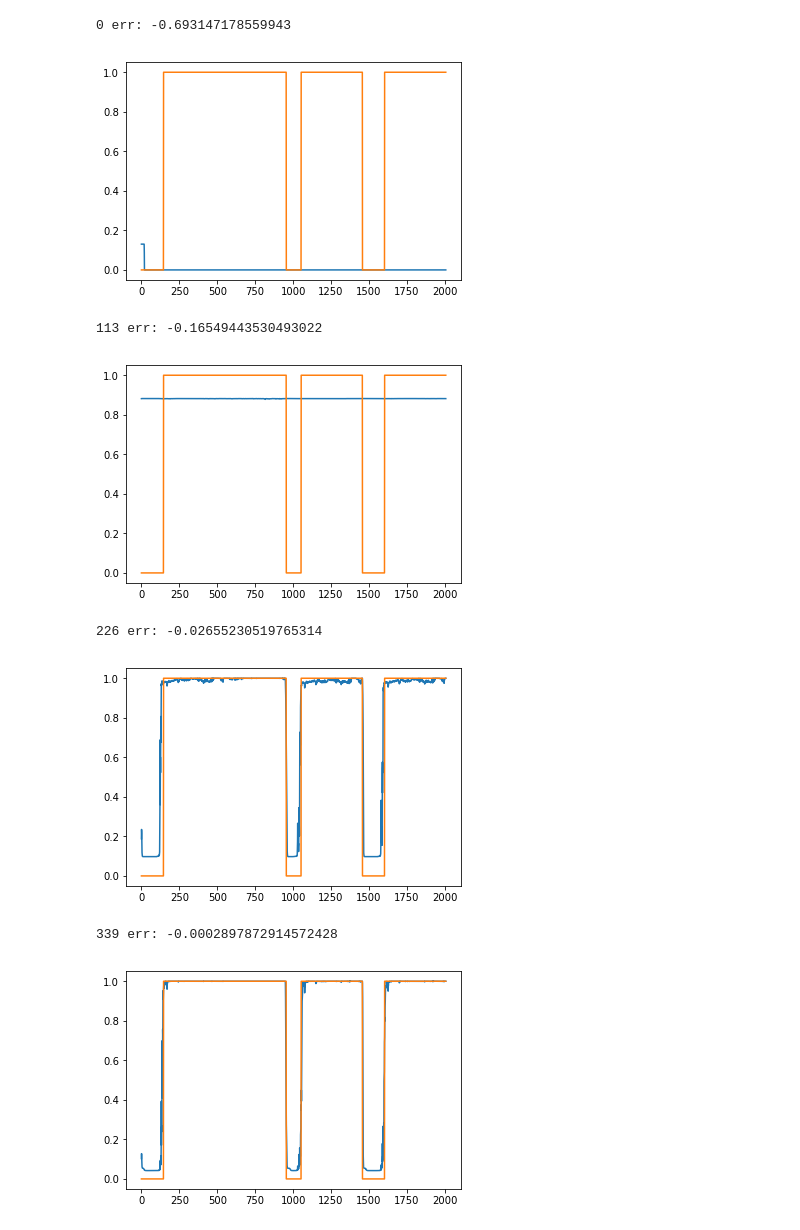
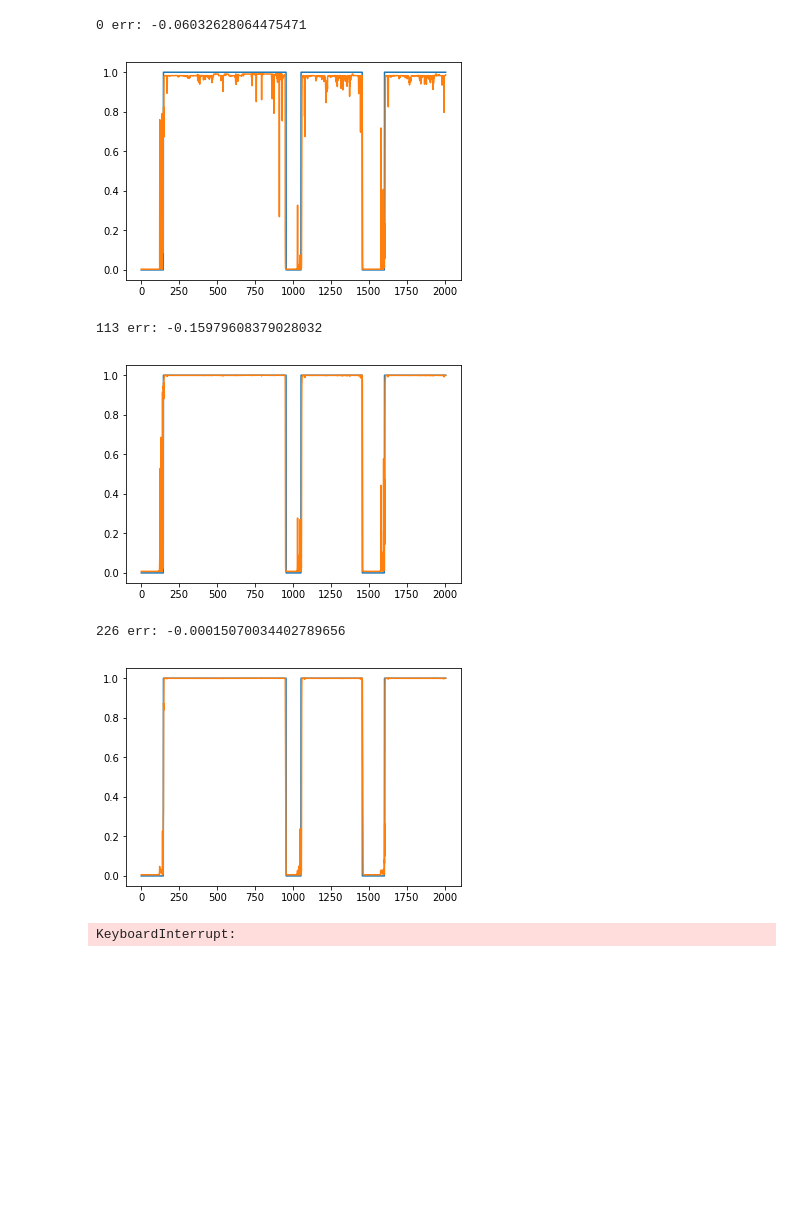
Before and after one commit to chenyikuan110/cyk_ML, a Jupyter notebook: Spectrogram_test.ipynb, the cells around one changed output. Saved outputs shown, nothing was run; the diff lists cells and outputs as text; code cells hidden in the pictures; blank space fills up the shorter version.

Commit message:
test lstm single

```diff
--- a/Spectrogram_test.ipynb
+++ b/Spectrogram_test.ipynb
@@ -86,58 +172,66 @@ R = myRNN(lenIn, lenOut, lenRec, sizeHidden, Sxx_in, labels, learningRate)
 # %%
 # training
 n,position = 0,0;
 while n<epoch:
 
-    if(position+lenRec+1 >= Sxx.shape[1] or n == 0):
-        R.h = np.zeros_like(R.h)
-        R.c = np.zeros_like(R.c)
+    if(position+lenRec+1 >= Sxx_in.shape[0] or n == 0):
+        if(biDir == 0):
+            R.h = np.zeros_like(R.h)
+            if(lstm != 0):
+                R.c = np.zeros_like(R.c)
+        else:
+            R.hls_infer = np.zeros_like(R.hls_infer)
+            R.hrs_infer = np.zeros_like(R.hrs_infer)
+            if(lstm != 0):
+                R.cls_infer = np.zeros_like(R.cls_infer)
+                R.crs_infer = np.zeros_like(R.crs_infer)
         position = 0;
 
     inputs  = Sxx_in[position:position+lenRec]
     targets  = labels[position:position+lenRec]
 
     R.update_inputs_targets(inputs,targets)
     R.fwd_pass();
 
     err = R.bwd_pass();
 
     if(n%113 == 0 ): # 113 is a prime number
         print(n,"err:",err)
 
-        result = [];
-        compare = [];
-        ps = int((n**2)%Sxx_in.shape[0])
-        ps = np.clip(ps,0,Sxx_in.shape[0]-2*lenRec-1)
+        result = []
+        compare = []
         ps = 0
-        for i in range(0,Sxx_in.shape[0]):
-            infer_in_enc = Sxx_in[ps+i]
+        if(biDir == 0):
+            # single layer
+            for i in range(0,Sxx_in.shape[0]):
+                infer_in_enc = Sxx_in[ps+i]
 
-            ret = R.get_prob(infer_in_enc)
-            #plt.plot(R.x)
-            #plt.plot(R.h)
-            #plt.show()
-            #print(i,":",ret)
-            #result.append(str(ret))
-            #compare.append(str(int(labels[ps+i])))
-            result.append(ret)
-            compare.append(labels[ps+i])
+                ret = R.get_prob(infer_in_enc)
+                result.append(ret)
+                compare.append(labels[ps+i])
+        else:
+            # bi-directional
+            while(ps+lenRec<Sxx_in.shape[0]):
+                infer_in_enc  = Sxx_in[ps:ps+lenRec,:];
+                ret = R.inference(infer_in_enc)
+                result.append(ret[:,1])
+                compare.append(list(labels[ps:ps+lenRec])[:])
+                ps += lenRec
+            compare = np.array(compare)
+            compare = np.reshape(compare,(compare.shape[0]*compare.shape[1],1))
+            result = np.array(result)
+            result = np.reshape(result,(result.shape[0]*result.shape[1],1))
+        plt.plot(compare)
+        plt.plot(result)
 
-        #res_concat = ''.join(result )
-        #comp_concat = ''.join(compare)
-        #print(ps,",",ps+lenRec)
-        #print("output",res_concat)
-        #print("actual",comp_concat+'\n')
-        plt.plot(result)
-        plt.plot(compare)
         plt.show()
     position += lenRec;
     n += 1;
 # %% [output]
-0 err: -0.693147178559943
+0 err: -0.06032628064475471
-[figure, old version]
+[figure, new version]
-113 err: -0.16549443530493022
+113 err: -0.15979608379028032
-[figure, old version]
+[figure, new version]
-226 err: -0.02655230519765314
+226 err: -0.00015070034402789656
-[figure, old version]
+[figure, new version]
-339 err: -0.0002897872914572428
+KeyboardInterrupt:
-[figure, removed]
```
Also changed, not shown: parts of 10 cells of this notebook, 6 other files.
